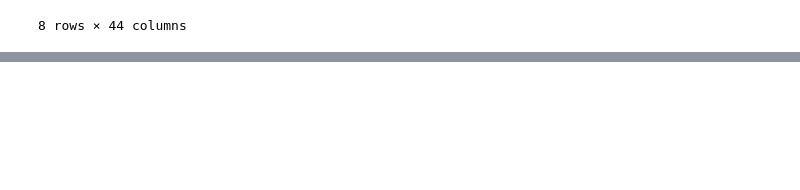
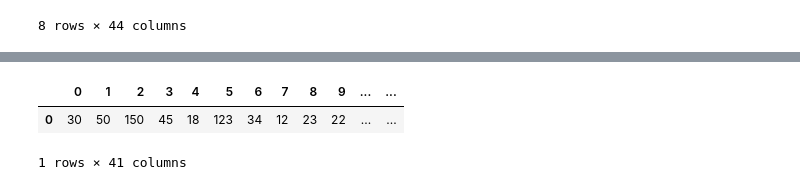
Before and after one commit to rajatbansal01/VIT-hackathon, a Jupyter notebook: PCOS/model.ipynb, the cells around one changed output, grey strips where cells are left out. Saved outputs shown, nothing was run; the diff lists cells and outputs as text; code cells hidden in the pictures; blank space fills up the shorter version.

```diff
--- a/PCOS/model.ipynb
+++ b/PCOS/model.ipynb
@@ -182,0 +398,8 @@ data.describe()
+# %%
+q=np.array[]
+# %%
+q
+# %% [output]
+|  | 0 | 1 | 2 | 3 | 4 | 5 | 6 | 7 | 8 | 9 | ... | ... |
+| 0 | 30 | 50 | 150 | 45 | 18 | 123 | 34 | 12 | 23 | 22 | ... | ... |
+1 rows × 41 columns
```
Also changed, not shown: parts of 26 cells of this notebook.
